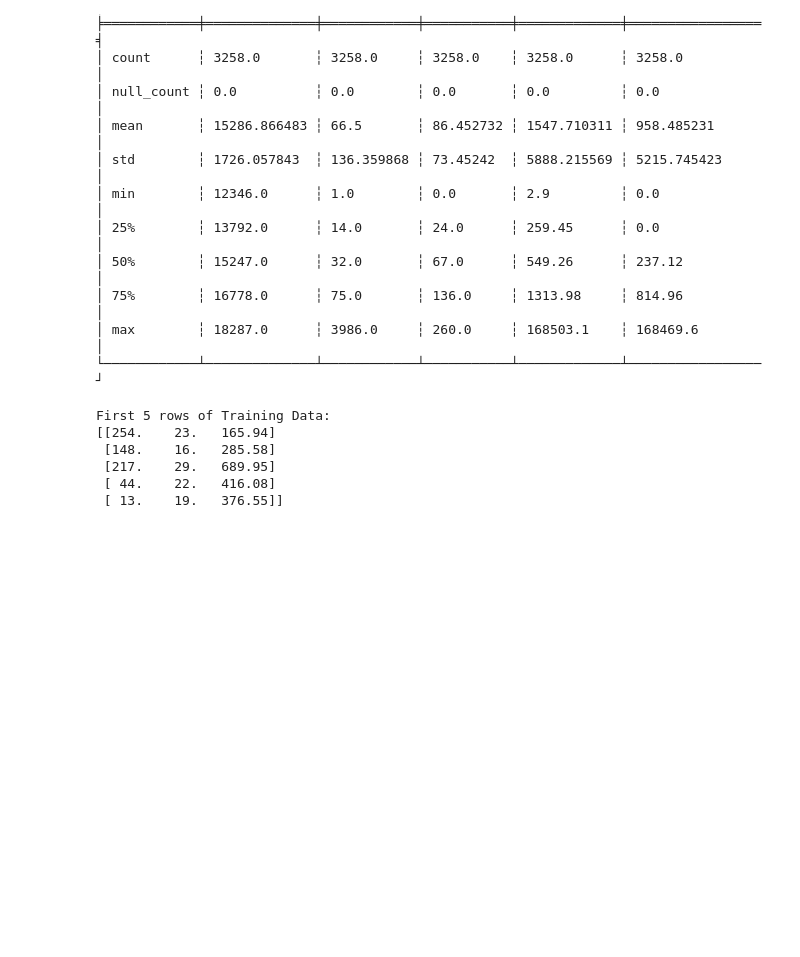
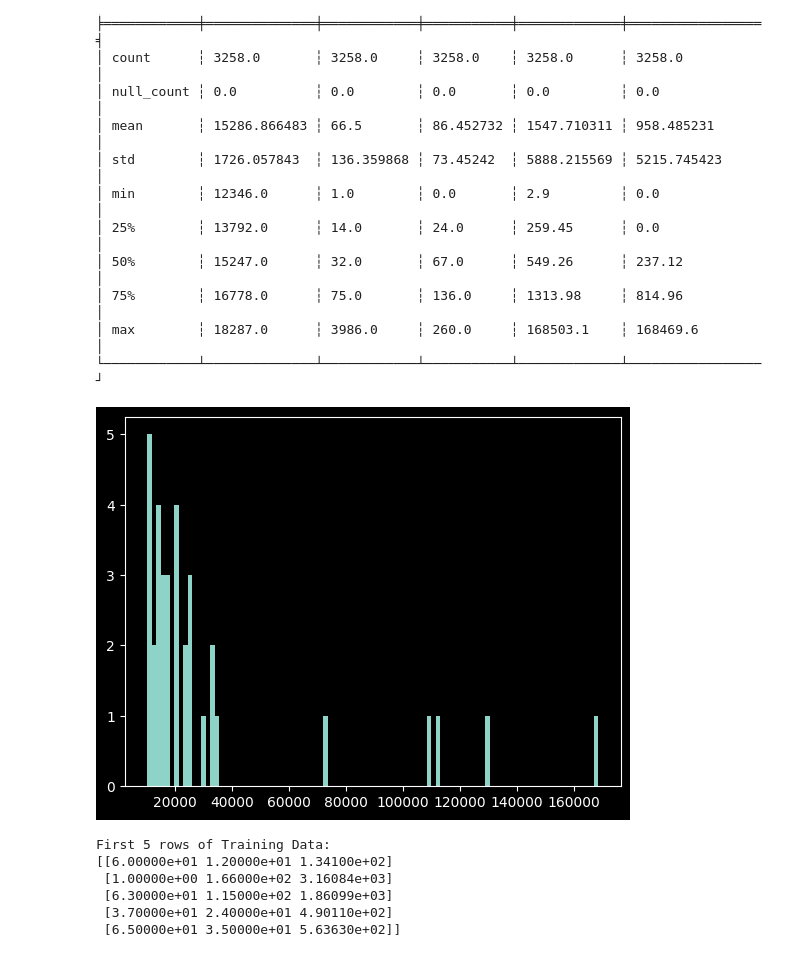
Before and after one commit to BarDKl/RetailPulse, a Jupyter notebook: models_notebooks/model_clv.ipynb, the cells around one changed output. Drawn from its saved outputs; the diff is of its cells as text; code cells hidden in the pictures; blank space fills up the shorter version.

Commit message:
got rid of outliers in the data for clv model and fixed the dockercompose

```diff
--- a/models_notebooks/model_clv.ipynb
+++ b/models_notebooks/model_clv.ipynb
@@ -69,6 +69,18 @@ shape: (9, 6)
 │ 75%        ┆ 16778.0      ┆ 75.0       ┆ 136.0     ┆ 1313.98     ┆ 814.96          │
 │ max        ┆ 18287.0      ┆ 3986.0     ┆ 260.0     ┆ 168503.1    ┆ 168469.6        │
 └────────────┴──────────────┴────────────┴───────────┴─────────────┴─────────────────┘
+# %%
+# outliers
+monetary = final_data.select(pl.col('monetary'))
+target_monetary = final_data.select(pl.col('target_monetary'))
+monetary2 = monetary.filter(pl.col('monetary') > 10000)
+target_monetary2 = target_monetary.filter(pl.col('target_monetary') > 10000)
+plt.hist(target_monetary2, bins=100)
+plt.show()
+
+final_data = final_data.filter((pl.col('monetary') < 40000) & (pl.col('target_monetary') < 40000))
+# %% [output]
+[figure, added]
 # %%
 # Now we split the data
 X = final_data.select(pl.col('recency'),pl.col('frequency'),pl.col('monetary')).to_numpy()
@@ -78,11 +90,11 @@ print("First 5 rows of Training Data:")
 print(X_train[:5])
 # %% [output]
 First 5 rows of Training Data:
-[[254.    23.   165.94]
- [148.    16.   285.58]
- [217.    29.   689.95]
- [ 44.    22.   416.08]
- [ 13.    19.   376.55]]
+[[6.00000e+01 1.20000e+01 1.34100e+02]
+ [1.00000e+00 1.66000e+02 3.16084e+03]
+ [6.30000e+01 1.15000e+02 1.86099e+03]
+ [3.70000e+01 2.40000e+01 4.90110e+02]
+ [6.50000e+01 3.50000e+01 5.63630e+02]]
 # %%
 # Here is the process of selecting an amount of estimators - analysis showed that 200 will be best
 
```
Also changed, not shown: parts of 2 cells of this notebook, 2 other files.
